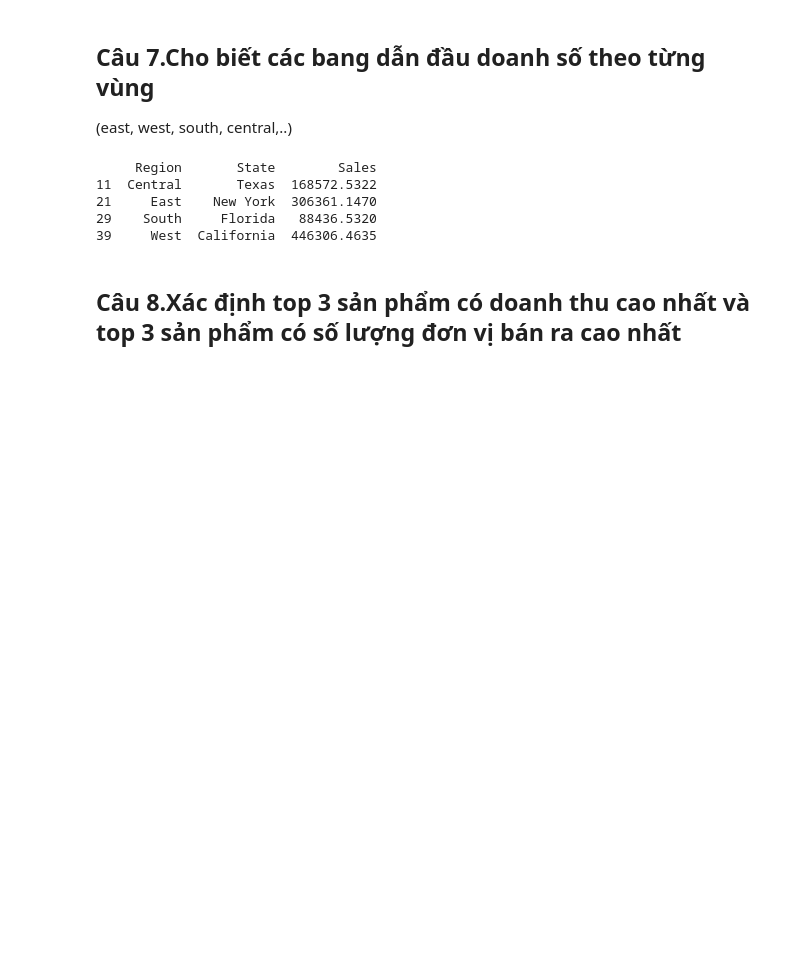
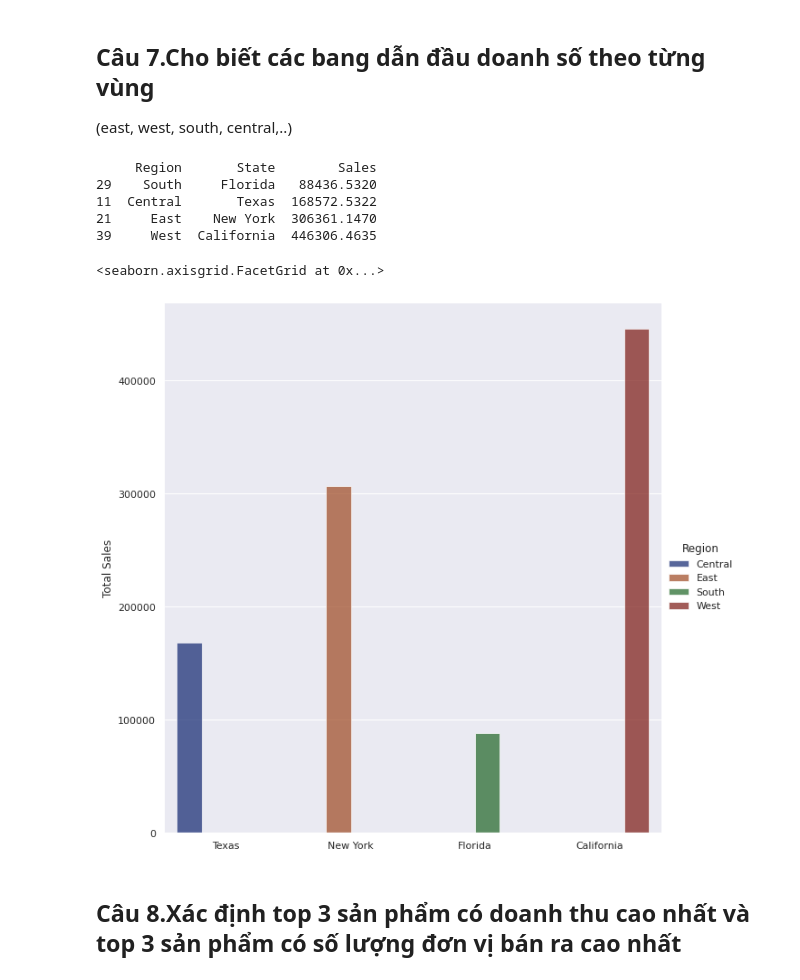
Before and after one commit to khanh22mse23057/python4engineer-assignments, a Jupyter notebook: FinalAssignments_Practice&Build_API_with_Superstore_Sales_Dataset_Analysis.ipynb, the cells around one changed output. Drawn from its saved outputs; the diff is of its cells as text; code cells hidden in the pictures; blank space fills up the shorter version.

```diff
--- a/FinalAssignments_Practice&Build_API_with_Superstore_Sales_Dataset_Analysis.ipynb
+++ b/FinalAssignments_Practice&Build_API_with_Superstore_Sales_Dataset_Analysis.ipynb
@@ -346,4 +344,6 @@ Text(0, 0.5, 'Mean Delivery Time (Days)')
 [figure]
 # %% [markdown]
 ## Câu 5.Vẽ biểu đồ thể hiện sức mua theo từng thành phố
+# %%
+sns.set(rc={'figure.figsize':(15,9)})
 # %%
@@ -509,14 +506,26 @@ Mean of top 5 state by sale: $234,544.73
 # %%
 # Top states in revenue by Region
 revenue_by_region_state_data = data.groupby(["Region", "State"])["Sales"].sum().reset_index()
+# revenue_by_region_state_data
 query_mask = revenue_by_region_state_data["Sales"] == revenue_by_region_state_data.groupby("Region")["Sales"].transform("max")
-print(revenue_by_region_state_data[query_mask])
+print(revenue_by_region_state_data[query_mask].sort_values(by="Sales"))
 # %% [output]
      Region       State        Sales
+29    South     Florida   88436.5320
 11  Central       Texas  168572.5322
 21     East    New York  306361.1470
-29    South     Florida   88436.5320
 39     West  California  446306.4635
+# %%
+# Làm thêm : vẽ biểu đồ trực quan
+src = revenue_by_region_state_data[query_mask]
+# Draw a nested barplot by Sales and State
+g = sns.catplot(data=src, kind="bar",
+    x="State", y="Sales", hue="Region", palette="dark", alpha=.7, height=9)
+g.despine(left=True)
+g.set_axis_labels("", "Total Sales")
+# %% [output]
+<seaborn.axisgrid.FacetGrid at 0x...>
+[figure, added]
 # %% [markdown]
 ## Câu 8.Xác định top 3 sản phẩm có doanh thu cao nhất và top 3 sản phẩm có số lượng đơn vị bán ra cao nhất
 # %% [markdown]
```
Also changed, not shown: parts of 11 cells of this notebook.
